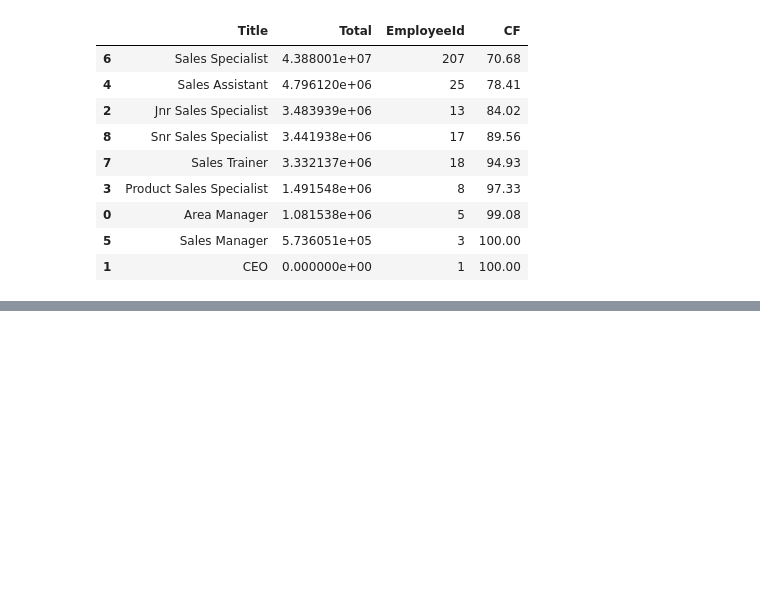
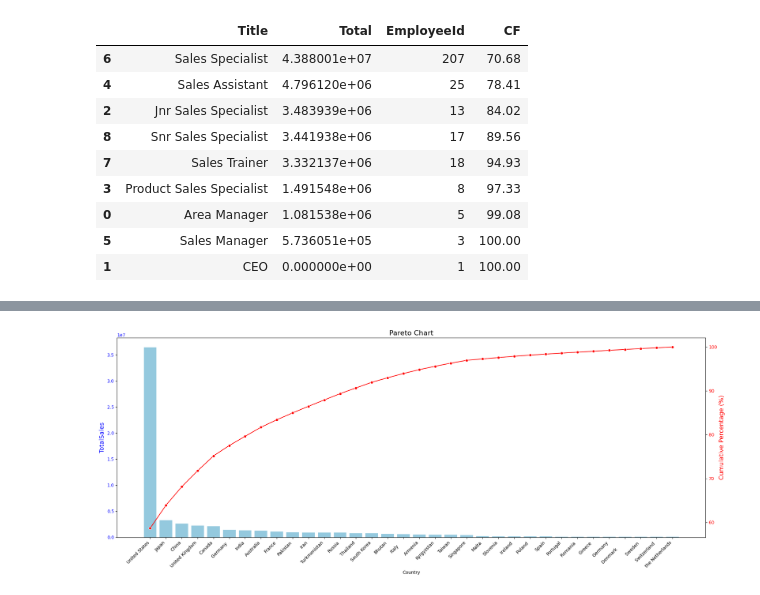
Before and after one commit to baxt1or/Qlik-Sense-Udemy-Tutorial-with-Python-and-SQL, a Jupyter notebook: Section 7: Payroll Analytics and Pareto Analysis/main.ipynb, the cells around one changed output, grey strips where cells are left out. Cells and saved outputs as stored; diff of their text form; code cells hidden in the pictures; blank space fills up the shorter version.

```diff
--- a/Section 7: Payroll Analytics and Pareto Analysis/main.ipynb
+++ b/Section 7: Payroll Analytics and Pareto Analysis/main.ipynb
@@ -294,0 +298,13 @@ plt.show()
+# %%
+location_sales = pd.merge(store_location_df, sales_staff_df, on="LocationId", how="inner")
+location_sales = pd.merge(staff_df, location_sales, on="EmployeeId", how="inner")
+
+location_sales_analysis = location_sales.groupby("Country")["TotalSales"].sum().reset_index().sort_values(by="TotalSales", ascending=False)
+
+total_location_sales = location_sales_analysis["TotalSales"].sum()
+
+location_sales_analysis["CF"] = round(location_sales_analysis["TotalSales"].cumsum() / total_location_sales * 100, 2)
+
+plot_pareto(df=location_sales_analysis, x_col="Country", y_col="TotalSales", cf='CF')
+# %% [output]
+[figure, added]
```
Also changed, not shown: parts of 6 cells of this notebook.
